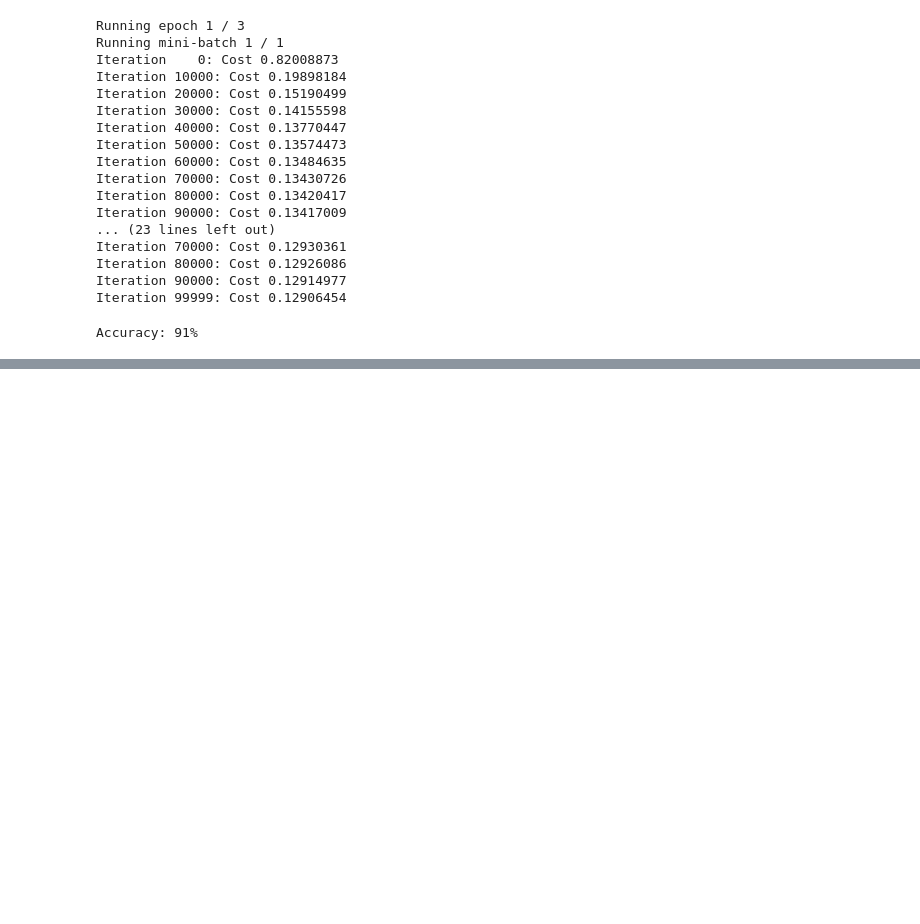
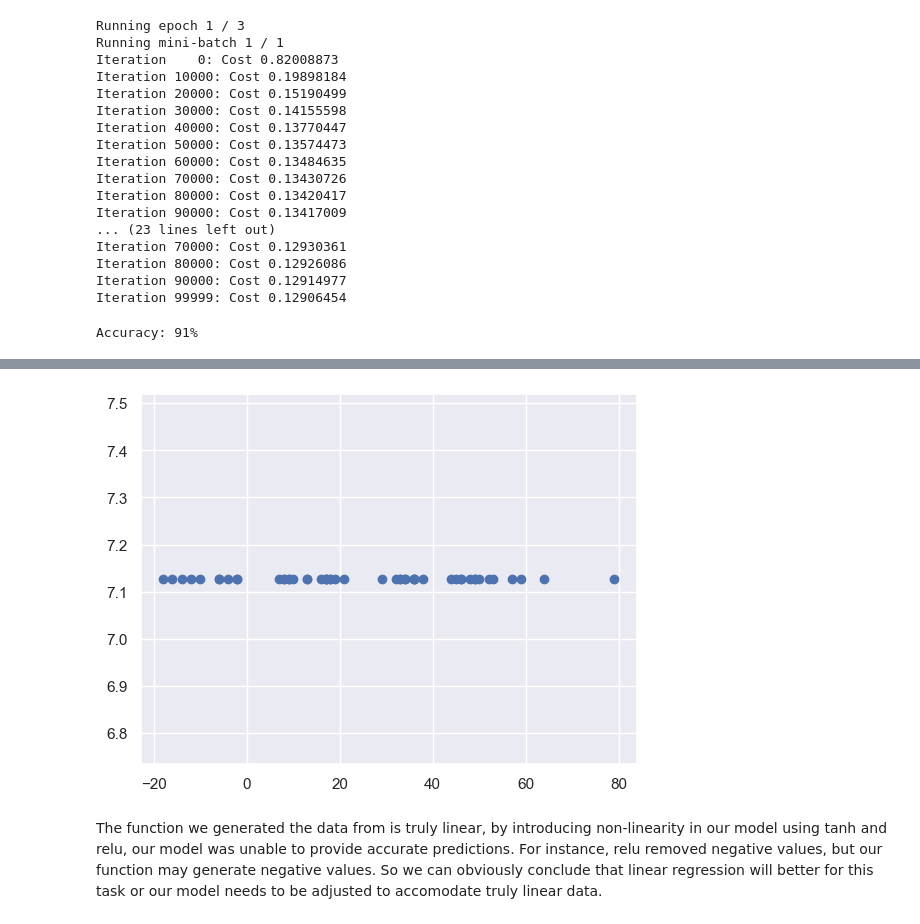
Before and after one commit to gr8nd/Machine-Learning-one-step-away-to-AI, a Jupyter notebook: Deep Learning/Neural Network Test.ipynb, the cells around one changed output, grey strips where cells are left out. Saved outputs shown, nothing was run; the diff lists cells and outputs as text; code cells hidden in the pictures; blank space fills up the shorter version.

Commit message:
Updated logistic and linear regression models

```diff
--- a/Deep Learning/Neural Network Test.ipynb
+++ b/Deep Learning/Neural Network Test.ipynb
@@ -233,0 +194,15 @@ Accuracy: 91%
+# %%
+num_iters = 10000
+learning_rate = 0.0001
+decay=True
+normalized = True
+bias = True
+optimizer = 'adam'
+layers = [25, 20, 15, 10, 3, 1]
+activations = ['relu', 'tanh', 'relu', 'tanh', 'relu', 'linear']
+model = Model(input_shape, layers, activations)
+model.fit(X, Y,
+          num_iters=num_iters,
+          learning_rate=learning_rate,
+          normalized=normalized,
+            optimizer=optimizer, decay=decay, bias=bias)
@@ -233,0 +223,7 @@ Accuracy: 91%
+# %%
+predictions = model.predict(X_test)
+plt.scatter(np.squeeze(Y_true), np.squeeze(predictions));
+# %% [output]
+[figure, added]
+# %% [markdown]
+The function we generated the data from is truly linear, by introducing non-linearity in our model using tanh and relu, our model was unable to  provide accurate predictions. For instance, relu removed negative values, but our function may generate negative values. So we can obviously conclude that linear regression will better for this task or our model needs to be adjusted to accomodate truly linear data.
```
Also changed, not shown: parts of 42 cells of this notebook, 2 other files.
